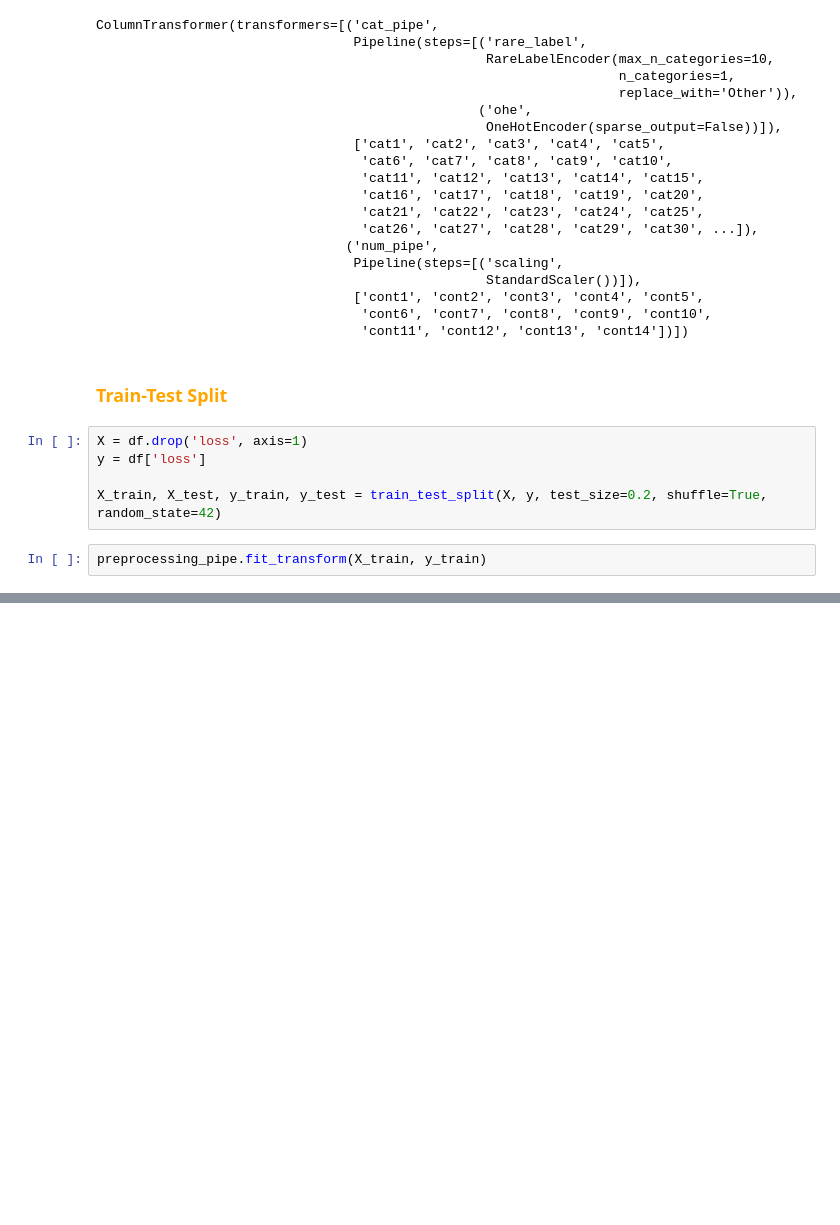
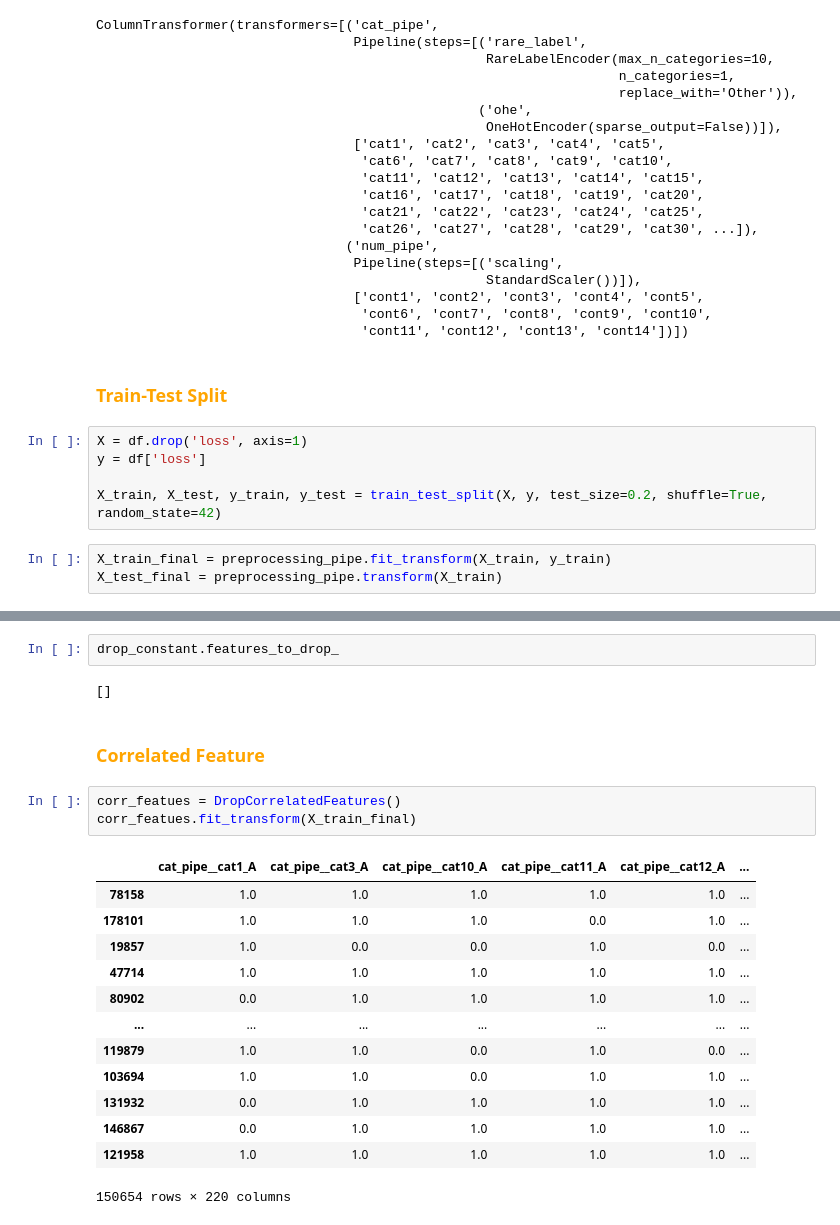
Before and after one commit to Aryan-Kaisth/Tail_Risk_Modeling_of_Insurance_Claim_Severity, a Jupyter notebook: notebooks/feature_engineering.ipynb, the cells around one changed output, grey strips where cells are left out. Cells and saved outputs as stored; diff of their text form; blank space fills up the shorter version.

```diff
--- a/notebooks/feature_engineering.ipynb
+++ b/notebooks/feature_engineering.ipynb
@@ -316,4 +364,5 @@ y = df['loss']
 
 X_train, X_test, y_train, y_test = train_test_split(X, y, test_size=0.2, shuffle=True, random_state=42)
 # %%
-preprocessing_pipe.fit_transform(X_train, y_train)
+X_train_final = preprocessing_pipe.fit_transform(X_train, y_train)
+X_test_final = preprocessing_pipe.transform(X_train)
@@ -333,0 +406,23 @@ preprocessing_pipe.fit_transform(X_train, y_train)
+# %%
+drop_constant.features_to_drop_
+# %% [output]
+[]
+# %% [markdown]
+### **<span style="color:orange;">Correlated Feature</span>**
+# %%
+corr_featues = DropCorrelatedFeatures()
+corr_featues.fit_transform(X_train_final)
+# %% [output]
+|  | cat_pipe__cat1_A | cat_pipe__cat3_A | cat_pipe__cat10_A | cat_pipe__cat11_A | cat_pipe__cat12_A | ... |
+| 78158 | 1.0 | 1.0 | 1.0 | 1.0 | 1.0 | ... |
+| 178101 | 1.0 | 1.0 | 1.0 | 0.0 | 1.0 | ... |
+| 19857 | 1.0 | 0.0 | 0.0 | 1.0 | 0.0 | ... |
+| 47714 | 1.0 | 1.0 | 1.0 | 1.0 | 1.0 | ... |
+| 80902 | 0.0 | 1.0 | 1.0 | 1.0 | 1.0 | ... |
+| ... | ... | ... | ... | ... | ... | ... |
+| 119879 | 1.0 | 1.0 | 0.0 | 1.0 | 0.0 | ... |
+| 103694 | 1.0 | 1.0 | 0.0 | 1.0 | 1.0 | ... |
+| 131932 | 0.0 | 1.0 | 1.0 | 1.0 | 1.0 | ... |
+| 146867 | 0.0 | 1.0 | 1.0 | 1.0 | 1.0 | ... |
+| 121958 | 1.0 | 1.0 | 1.0 | 1.0 | 1.0 | ... |
+150654 rows × 220 columns
```
Also changed, not shown: parts of 13 cells of this notebook.
